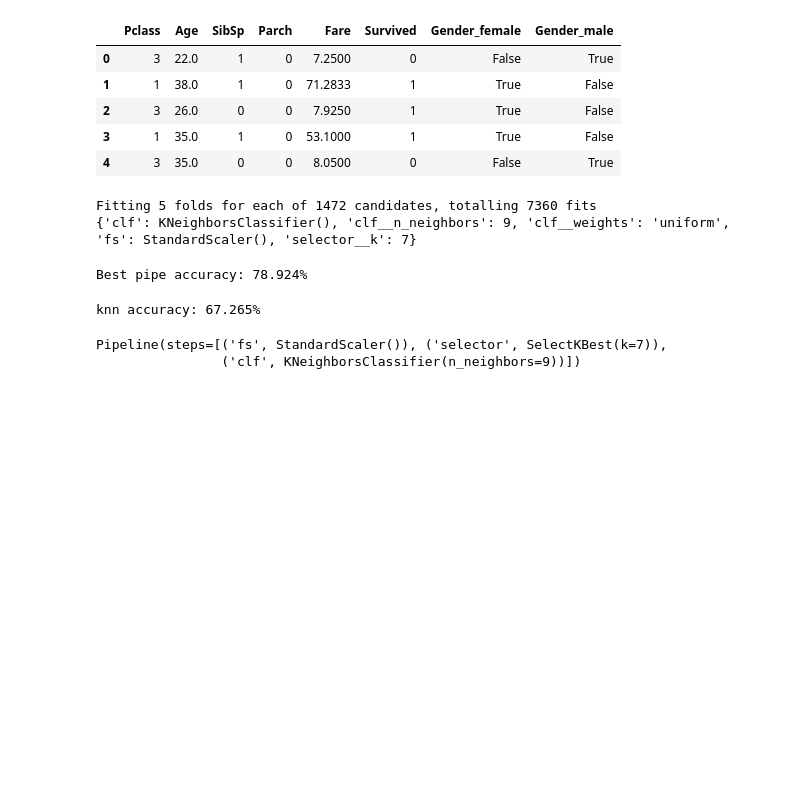
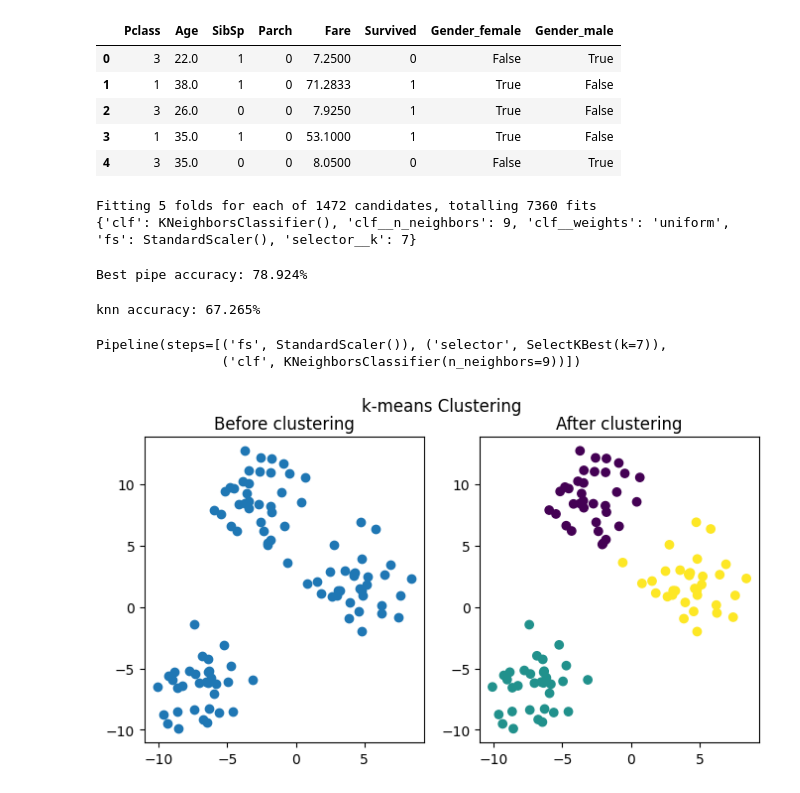
Before and after one commit to wooihaw/mlpy_aug2024, a Jupyter notebook: day3.ipynb, the cells around one changed output. Cells and saved outputs as stored; diff of their text form; code cells hidden in the pictures; blank space fills up the shorter version.

```diff
--- a/day3.ipynb
+++ b/day3.ipynb
@@ -164,3 +164,20 @@ best_pipe
 # %% [output]
 Pipeline(steps=[('fs', StandardScaler()), ('selector', SelectKBest(k=7)),
                 ('clf', KNeighborsClassifier(n_neighbors=9))])
+# %%
+# %load ml34.py
+from sklearn.cluster import KMeans
+from sklearn.datasets import make_blobs
+import matplotlib.pyplot as plt
+X, y = make_blobs(centers=3, cluster_std=2, random_state=42)
+km = KMeans(n_clusters=3, n_init=10).fit(X)
+
+fig, (ax1, ax2) = plt.subplots(1, 2, figsize=(8, 4))
+fig.suptitle('k-means Clustering')
+ax1.scatter(X[:, 0], X[:, 1])
+ax1.set_title('Before clustering')
+ax2.scatter(X[:, 0], X[:, 1], c=km.labels_)
+ax2.set_title('After clustering')
+plt.show()
+# %% [output]
+[figure, added]
```
Also changed, not shown: parts of 9 cells of this notebook, 4 other files.
